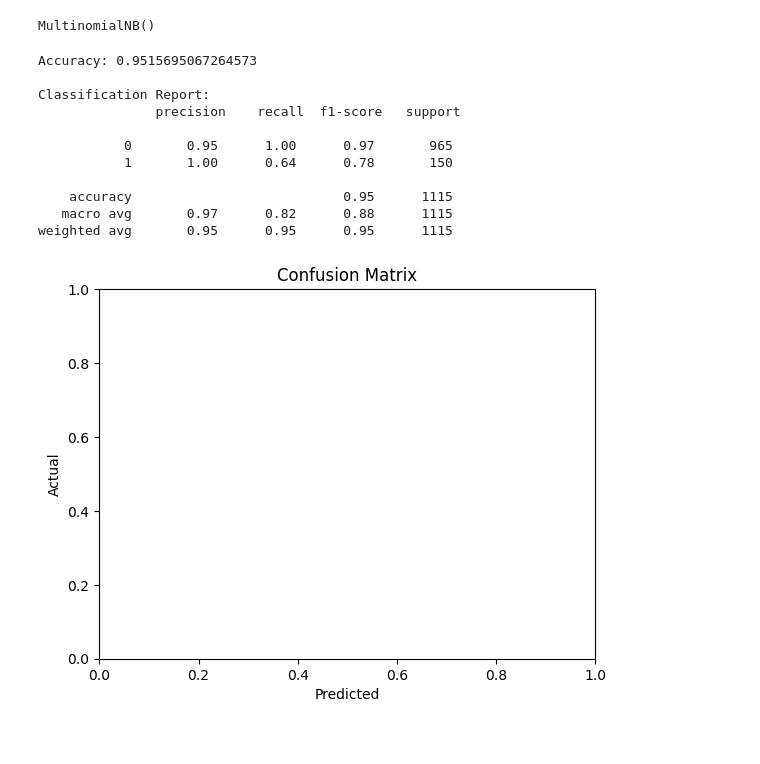
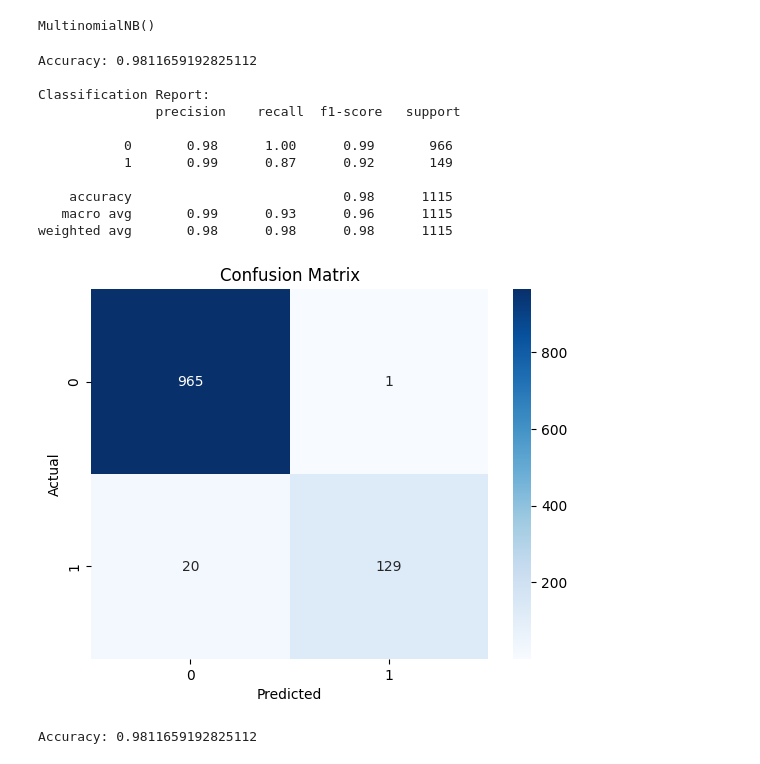
Before and after one commit to NanaSam0743/sms-spam-detector, a Jupyter notebook: notebook.ipynb, the cells around one changed output. Saved outputs shown, nothing was run; the diff lists cells and outputs as text; code cells hidden in the pictures.

```diff
--- a/notebook.ipynb
+++ b/notebook.ipynb
@@ -33,4 +42,6 @@ df['message'] = df['message'].apply(clean_text)
 # %%
-df['label'] = df['label'].map({'ham': 0, 'spam': 1})
+tfidf = TfidfVectorizer(max_features=3000)
+X = tfidf.fit_transform(corpus).toarray()
+y = df['label'].map({'ham': 0, 'spam': 1}).values
 # %%
-X_train, X_test, y_train, y_test = train_test_split(df['message'], df['label'], test_size=0.2, random_state=42)
+X_train, X_test, y_train, y_test = train_test_split(X, y, test_size=0.2, random_state=42)
@@ -41,30 +48,34 @@ X_test_vec = vectorizer.transform(X_test)
 # %%
 model = MultinomialNB()
-model.fit(X_train_vec, y_train)
+model.fit(X_train, y_train)
 # %% [output]
 MultinomialNB()
+# %%
+y_pred = model.predict(X_test)
+
+print("Accuracy:", accuracy_score(y_test, y_pred))
+print("\nClassification Report:\n", classification_report(y_test, y_pred))
+# %% [output]
+Accuracy: 0.9811659192825112
+
+Classification Report:
+               precision    recall  f1-score   support
+
+           0       0.98      1.00      0.99       966
+           1       0.99      0.87      0.92       149
+
+    accuracy                           0.98      1115
+   macro avg       0.99      0.93      0.96      1115
+weighted avg       0.98      0.98      0.98      1115
 # %%
-y_pred = model.predict(X_test_vec)
-
-print("Accuracy:", accuracy_score(y_test, y_pred))
-print("\nClassification Report:\n", classification_report(y_test, y_pred))
-
-conf_matrix = confusion_matrix(y_test, y_pred)
-#sns.heatmap(conf_matrix, annot=True, fmt='d')
+sns.heatmap(confusion_matrix(y_test, y_pred), annot=True, fmt='d', cmap='Blues')
 plt.xlabel("Predicted")
 plt.ylabel("Actual")
 plt.title("Confusion Matrix")
 plt.show()
 # %% [output]
-Accuracy: 0.9515695067264573
-
-Classification Report:
-               precision    recall  f1-score   support
-
-           0       0.95      1.00      0.97       965
-           1       1.00      0.64      0.78       150
-
-    accuracy                           0.95      1115
-   macro avg       0.97      0.82      0.88      1115
-weighted avg       0.95      0.95      0.95      1115
-[figure, old version]
+[figure, new version]
+# %%
+print("Accuracy:", accuracy_score(y_test, y_pred))
+# %% [output]
+Accuracy: 0.9811659192825112
```
Also changed, not shown: parts of 10 cells of this notebook.
